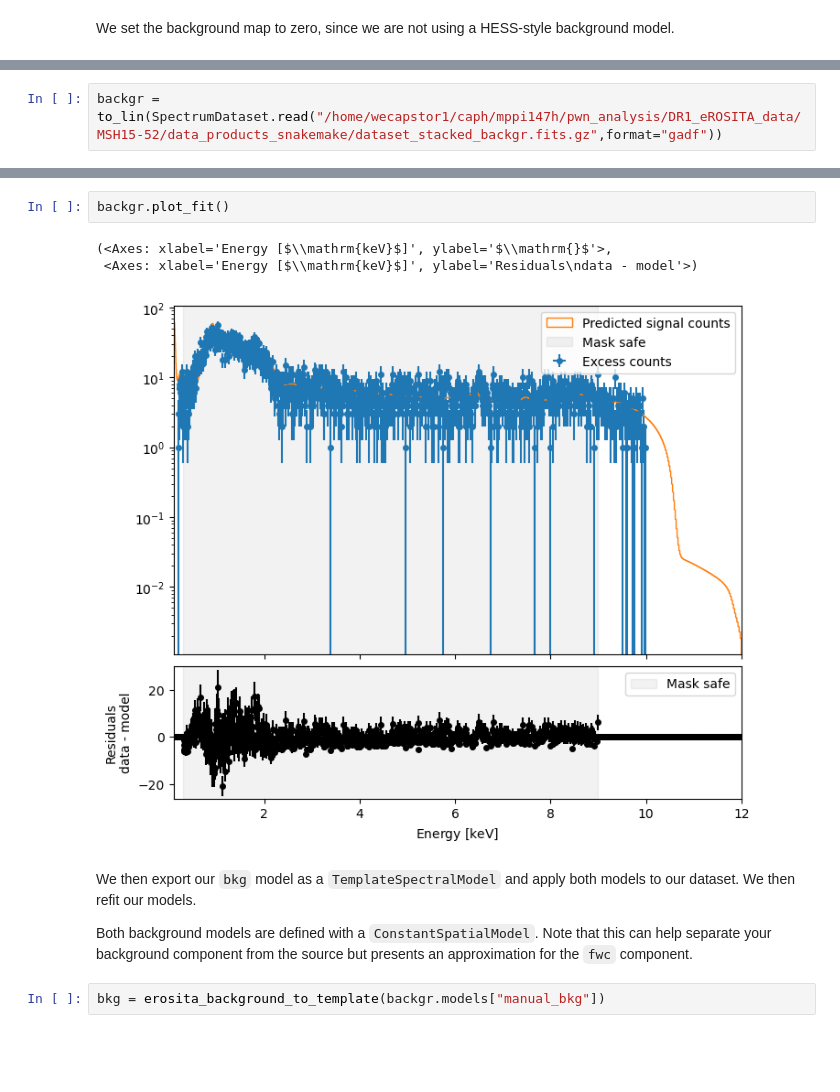
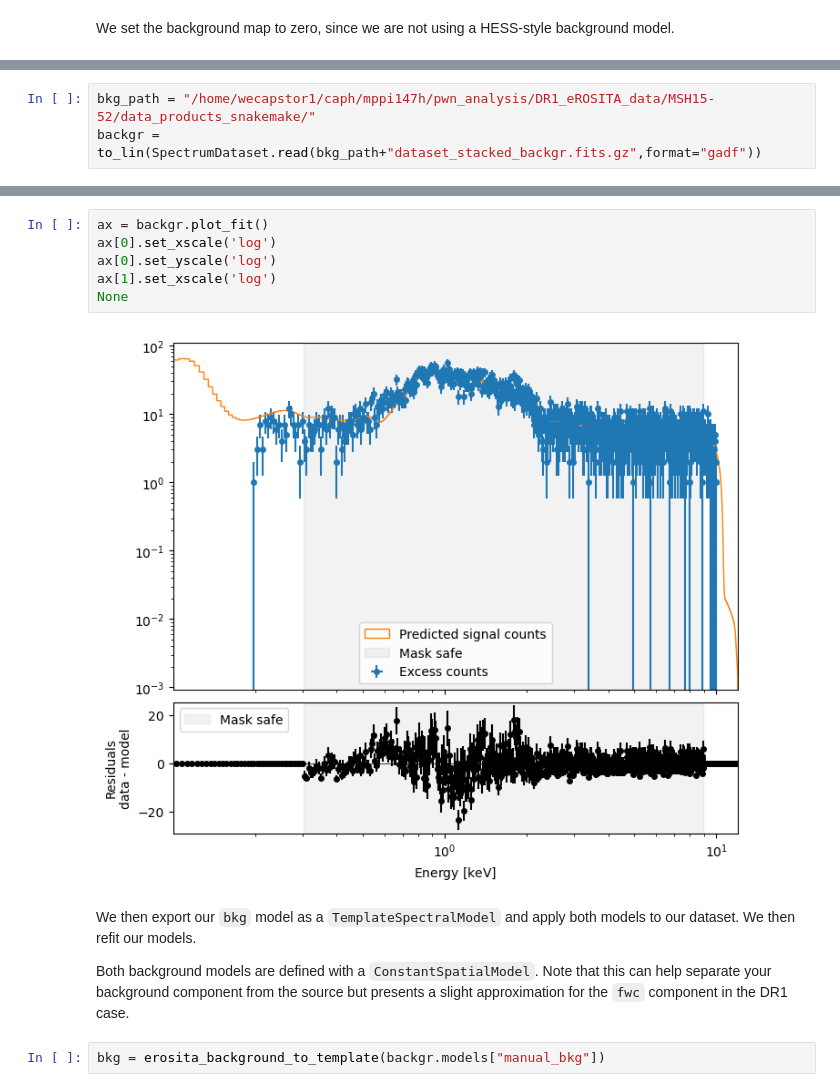
Before and after one commit to k-egg/eROdata, a Jupyter notebook: eROdata_tutorial.ipynb, the cells around one changed output, grey strips where cells are left out. Cells and saved outputs as stored; diff of their text form; blank space fills up the shorter version.

Commit message:
Update tutorial, add license text, update README, add SherpaSpectralModel due to issue

```diff
--- a/eROdata_tutorial.ipynb
+++ b/eROdata_tutorial.ipynb
@@ -254,5 +238,6 @@ The eROSITA background model (Ponti et al. 2023, Yeung et al. 2023) consists of
 # %%
-backgr = to_lin(SpectrumDataset.read("/home/wecapstor1/caph/mppi147h/pwn_analysis/DR1_eROSITA_data/MSH15-52/data_products_snakemake/dataset_stacked_backgr.fits.gz",format="gadf"))
+bkg_path = "/home/wecapstor1/caph/mppi147h/pwn_analysis/DR1_eROSITA_data/MSH15-52/data_products_snakemake/"
+backgr = to_lin(SpectrumDataset.read(bkg_path+"dataset_stacked_backgr.fits.gz",format="gadf"))
 # %%
 fit_erosita_background(backgr)
 # %% [output]
@@ -273,13 +274,15 @@ OptimizeResult
 # %%
-backgr.plot_fit()
+ax = backgr.plot_fit()
+ax[0].set_xscale('log')
+ax[0].set_yscale('log')
+ax[1].set_xscale('log')
+None
 # %% [output]
-(<Axes: xlabel='Energy [$\\mathrm{keV}$]', ylabel='$\\mathrm{}$'>,
- <Axes: xlabel='Energy [$\\mathrm{keV}$]', ylabel='Residuals\ndata - model'>)
-[figure, old version]
+[figure, new version]
 # %% [markdown]
 We then export our `bkg` model as a `TemplateSpectralModel` and apply both models to our dataset. We then refit our models.
 
-Both background models are defined with a `ConstantSpatialModel`. Note that this can help separate your background component from the source but presents an approximation for the `fwc` component.
+Both background models are defined with a `ConstantSpatialModel`. Note that this can help separate your background component from the source but presents a slight approximation for the `fwc` component in the DR1 case.
 # %%
 bkg = erosita_background_to_template(backgr.models["manual_bkg"])
 # %%
```
Also changed, not shown: parts of 37 cells of this notebook, 13 other files.
